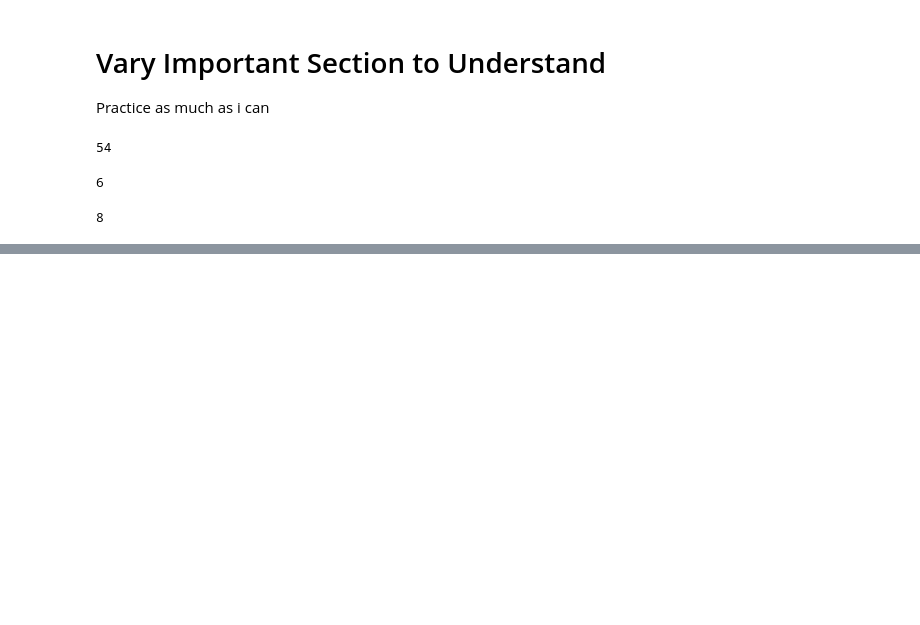
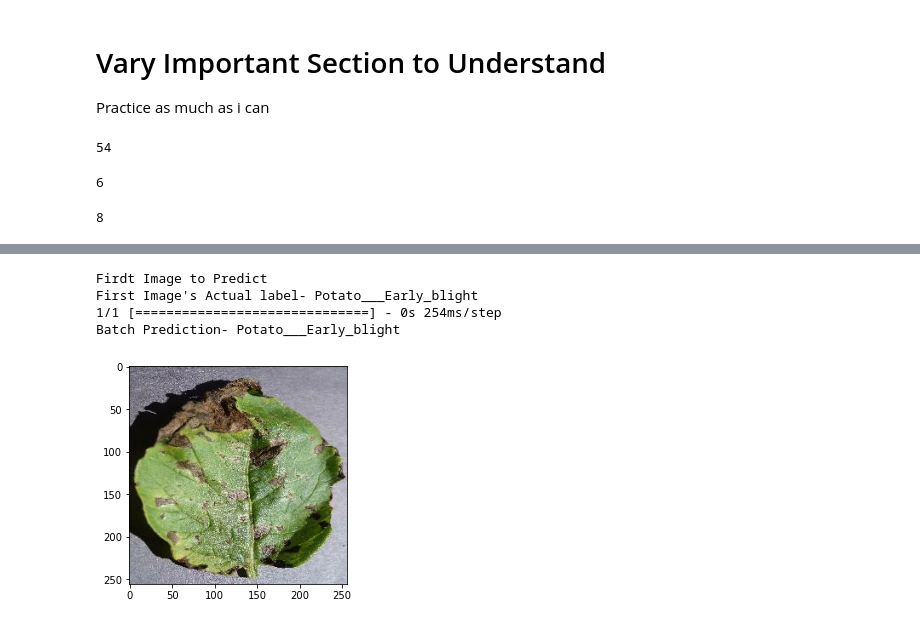
Before and after one commit to ashique1991/Deep-Learning, a Jupyter notebook: Potato Disease Classification.ipynb, the cells around one changed output, grey strips where cells are left out. Drawn from its saved outputs; the diff is of its cells as text; code cells hidden in the pictures; blank space fills up the shorter version.

```diff
--- a/Potato Disease Classification.ipynb
+++ b/Potato Disease Classification.ipynb
@@ -180,0 +323,17 @@ data_augmentation = tf.keras.Sequential([
+# %%
+for image_batch, labels_batch in test_ds.take(1):
+    first_image =image_batch[0].numpy().astype("uint8")
+    first_label = label_batch[0].numpy()
+
+    print("Firdt Image to Predict")
+    plt.imshow(first_image)
+    print("First Image's Actual label-",class_names[first_label])
+
+    batch_prediction = model.predict(image_batch)
+    print("Batch Prediction-", class_names[np.argmax(batch_prediction[0])])
+# %% [output]
+Firdt Image to Predict
+First Image's Actual label- Potato___Early_blight
+1/1 [==============================] - 0s 254ms/step
+Batch Prediction- Potato___Early_blight
+[figure, added]
```
Also changed, not shown: parts of 24 cells of this notebook.
